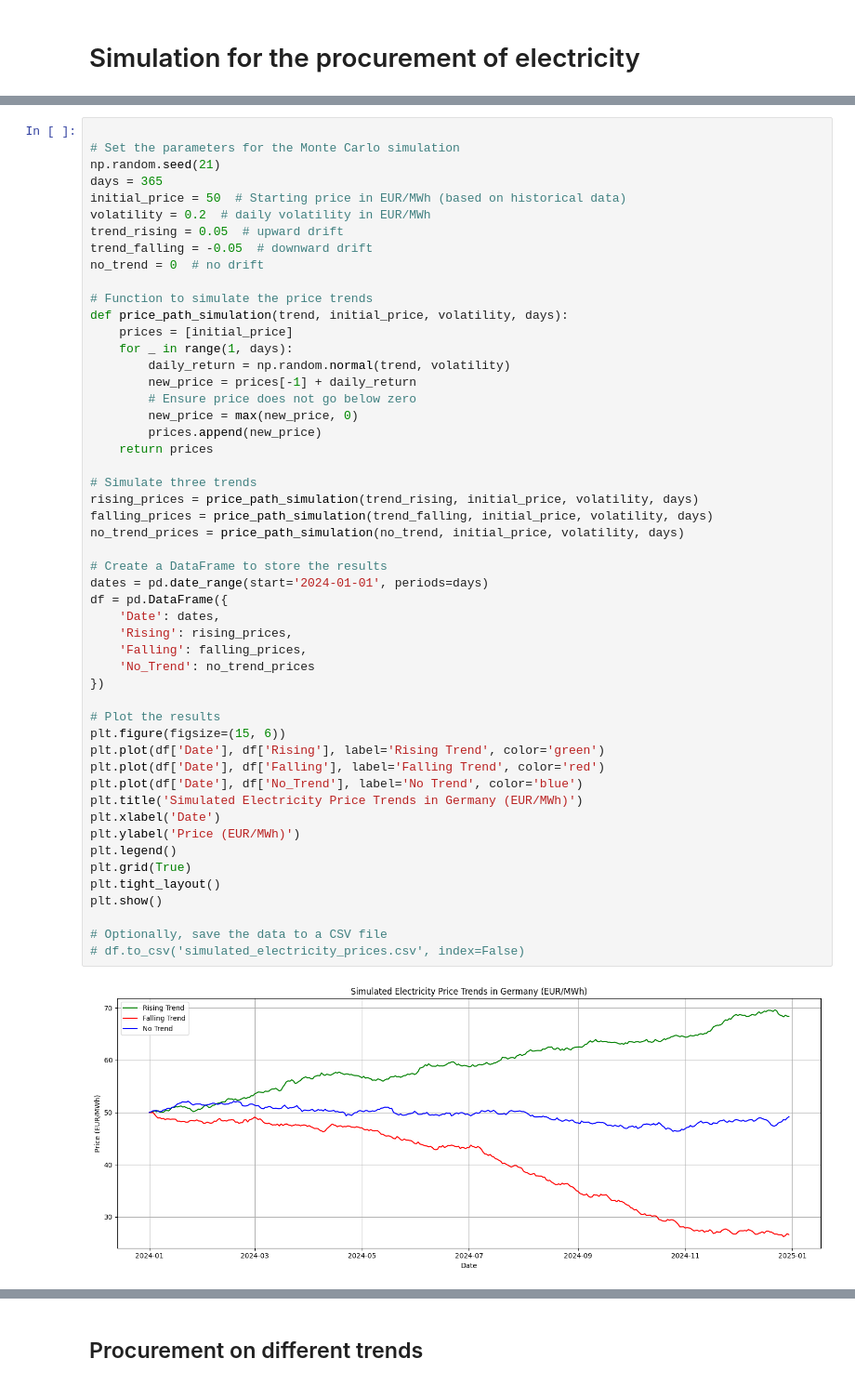
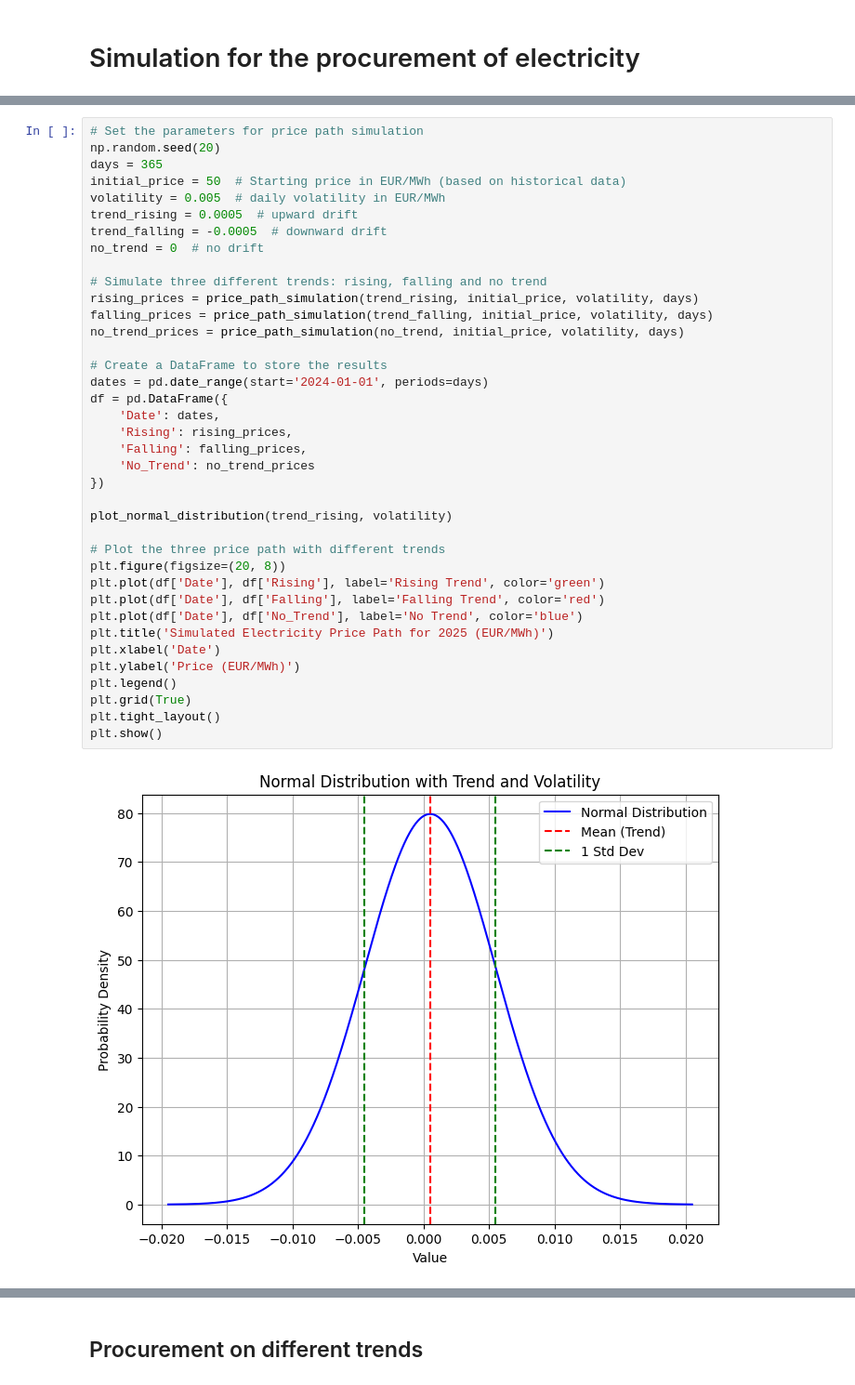
Before and after one commit to honggangyan/energy_trading_simulation, a Jupyter notebook: Procurement.ipynb, the cells around one changed output, grey strips where cells are left out. Shown at 93% size. Cells and saved outputs as stored; diff of their text form.

Commit message:
refine functions

```diff
--- a/Procurement.ipynb
+++ b/Procurement.ipynb
@@ -21,53 +24,40 @@ from cost_benchmark import procurement_cost
 # %%
-
-# Set the parameters for the Monte Carlo simulation
-np.random.seed(21)
+# Set the parameters for price path simulation
+np.random.seed(20)
 days = 365
 initial_price = 50  # Starting price in EUR/MWh (based on historical data)
-volatility = 0.2  # daily volatility in EUR/MWh
-trend_rising = 0.05  # upward drift
-trend_falling = -0.05  # downward drift
+volatility = 0.005  # daily volatility in EUR/MWh
+trend_rising = 0.0005  # upward drift
+trend_falling = -0.0005  # downward drift
 no_trend = 0  # no drift
 
-# Function to simulate the price trends
-def price_path_simulation(trend, initial_price, volatility, days):
-    prices = [initial_price]
-    for _ in range(1, days):
-        daily_return = np.random.normal(trend, volatility)
-        new_price = prices[-1] + daily_return
-        # Ensure price does not go below zero
-        new_price = max(new_price, 0)
-        prices.append(new_price)
-    return prices
-
-# Simulate three trends
+# Simulate three different trends: rising, falling and no trend
 rising_prices = price_path_simulation(trend_rising, initial_price, volatility, days)
 falling_prices = price_path_simulation(trend_falling, initial_price, volatility, days)
 no_trend_prices = price_path_simulation(no_trend, initial_price, volatility, days)
 
 # Create a DataFrame to store the results
 dates = pd.date_range(start='2024-01-01', periods=days)
 df = pd.DataFrame({
     'Date': dates,
     'Rising': rising_prices,
     'Falling': falling_prices,
     'No_Trend': no_trend_prices
 })
 
-# Plot the results
-plt.figure(figsize=(15, 6))
+plot_normal_distribution(trend_rising, volatility)
+
+# Plot the three price path with different trends
+plt.figure(figsize=(20, 8))
 plt.plot(df['Date'], df['Rising'], label='Rising Trend', color='green')
 plt.plot(df['Date'], df['Falling'], label='Falling Trend', color='red')
 plt.plot(df['Date'], df['No_Trend'], label='No Trend', color='blue')
-plt.title('Simulated Electricity Price Trends in Germany (EUR/MWh)')
+plt.title('Simulated Electricity Price Path for 2025 (EUR/MWh)')
 plt.xlabel('Date')
 plt.ylabel('Price (EUR/MWh)')
 plt.legend()
 plt.grid(True)
 plt.tight_layout()
 plt.show()
-
-# Optionally, save the data to a CSV file
-# df.to_csv('simulated_electricity_prices.csv', index=False)
 # %% [output]
-[figure, old version]
+[figure, new version]
```
Also changed, not shown: parts of 20 cells of this notebook, 4 other files.
